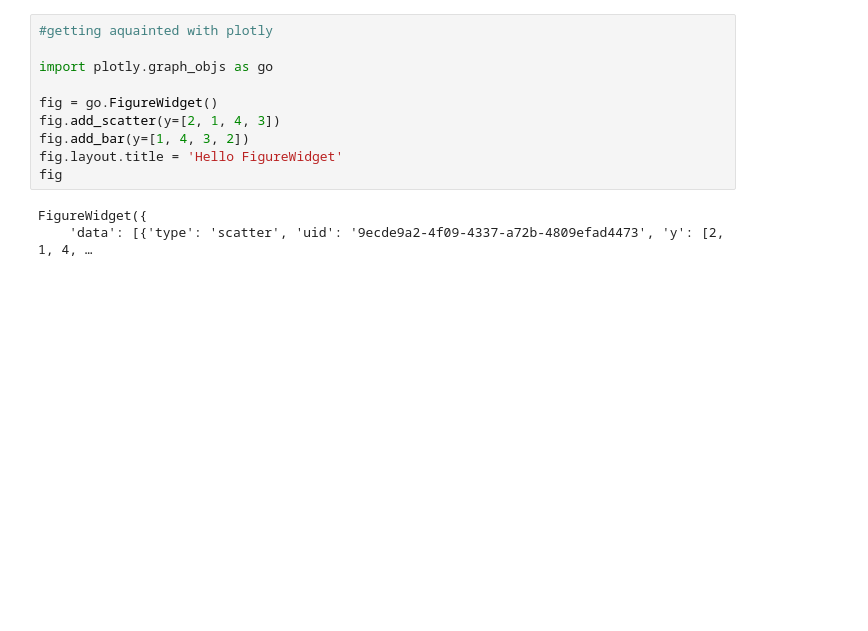
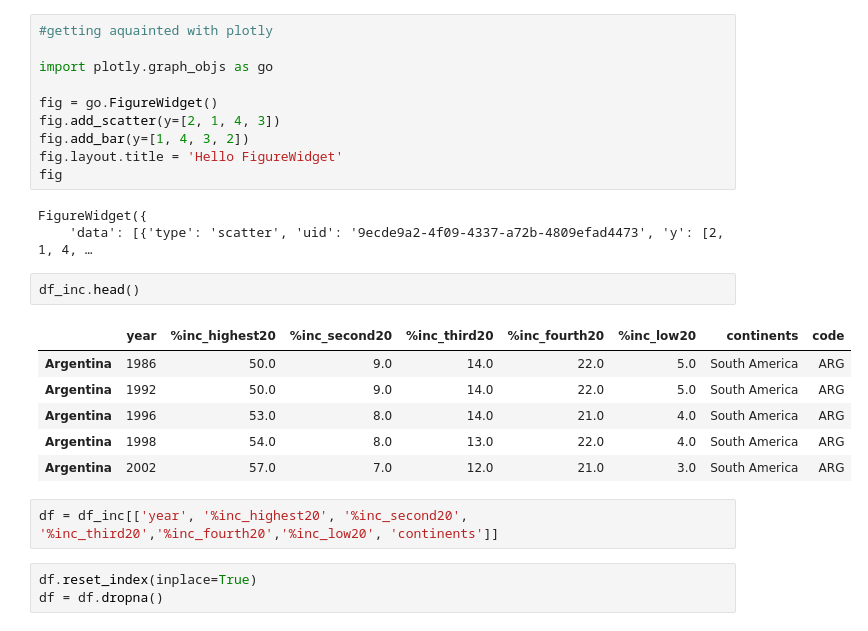
Before and after one commit to maniaclogic/income_disparities, a Jupyter notebook: income_dis/Income_disparities.ipynb, the cells around one changed output. Saved outputs shown, nothing was run; the diff lists cells and outputs as text; blank space fills up the shorter version.

```diff
--- a/income_dis/Income_disparities.ipynb
+++ b/income_dis/Income_disparities.ipynb
@@ -300,3 +289,17 @@ fig
 # %% [output]
 FigureWidget({
     'data': [{'type': 'scatter', 'uid': '9ecde9a2-4f09-4337-a72b-4809efad4473', 'y': [2, 1, 4, …
+# %%
+df_inc.head()
+# %% [output]
+|  | year | %inc_highest20 | %inc_second20 | %inc_third20 | %inc_fourth20 | %inc_low20 | continents | code |
+| Argentina | 1986 | 50.0 | 9.0 | 14.0 | 22.0 | 5.0 | South America | ARG |
+| Argentina | 1992 | 50.0 | 9.0 | 14.0 | 22.0 | 5.0 | South America | ARG |
+| Argentina | 1996 | 53.0 | 8.0 | 14.0 | 21.0 | 4.0 | South America | ARG |
+| Argentina | 1998 | 54.0 | 8.0 | 13.0 | 22.0 | 4.0 | South America | ARG |
+| Argentina | 2002 | 57.0 | 7.0 | 12.0 | 21.0 | 3.0 | South America | ARG |
+# %%
+df = df_inc[['year', '%inc_highest20', '%inc_second20', '%inc_third20','%inc_fourth20','%inc_low20', 'continents']]
+# %%
+df.reset_index(inplace=True)
+df = df.dropna()
```
Also changed, not shown: parts of 9 cells of this notebook, 2 other files.
